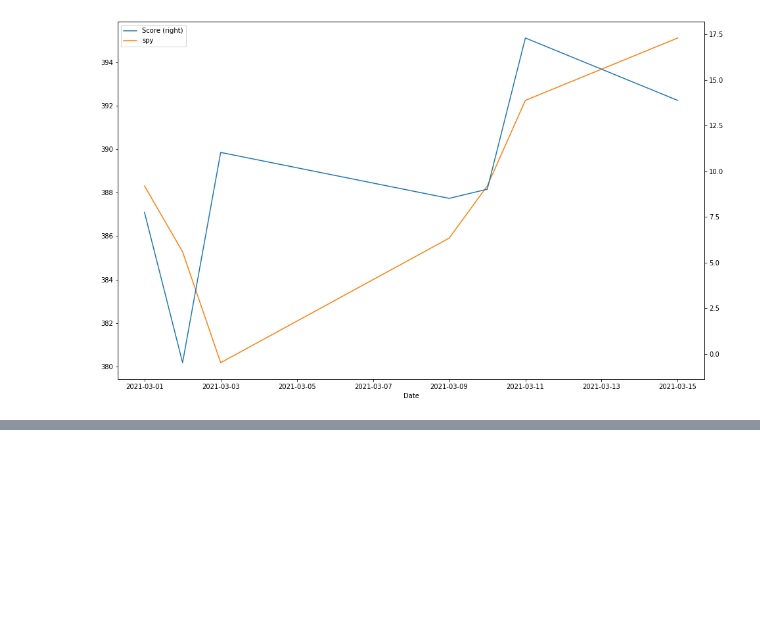
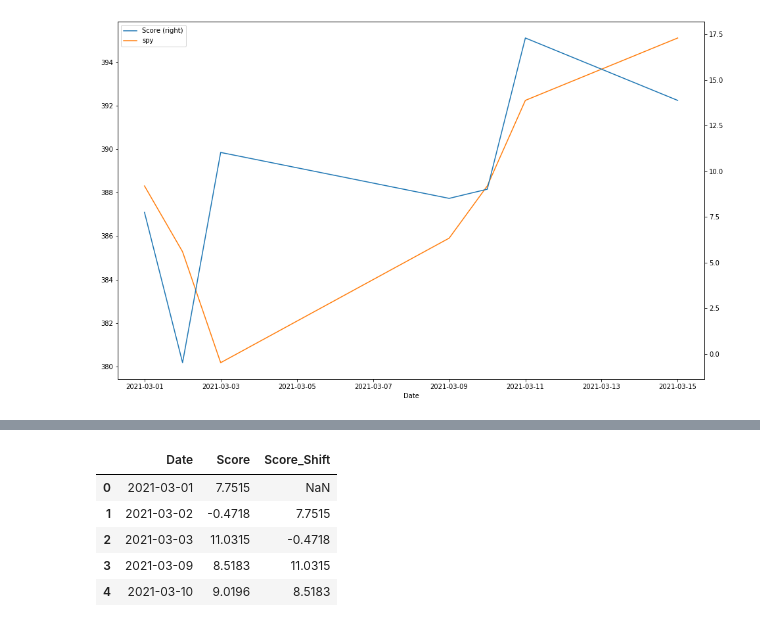
Before and after one commit to MadisonL19/reddit_ticker_analysis, a Jupyter notebook: spy_sentiment.ipynb, the cells around one changed output, grey strips where cells are left out. Saved outputs shown, nothing was run; the diff lists cells and outputs as text; code cells hidden in the pictures; blank space fills up the shorter version.

```diff
--- a/spy_sentiment.ipynb
+++ b/spy_sentiment.ipynb
@@ -210,6 +179,0 @@ fft_list = np.asarray(fft_df['fft'].tolist())
-# %%
-for num_ in [5, 10, 15, 20]:
-    fft_list_m10= np.copy(fft_list); fft_list_m10[num_:-num_]=0
-    daily_comments_df['fourier '+str(num_)]=np.fft.ifft(fft_list_m10)
-
-daily_comments_df.head()
@@ -230,0 +216,9 @@ daily_comments_df[['Score', 'fourier 5', 'fourier 10', 'fourier 15', 'fourier 20
+# %%
+shifted_scores.head()
+# %% [output]
+|  | Date | Score | Score_Shift |
+| 0 | 2021-03-01 | 7.7515 | NaN |
+| 1 | 2021-03-02 | -0.4718 | 7.7515 |
+| 2 | 2021-03-03 | 11.0315 | -0.4718 |
+| 3 | 2021-03-09 | 8.5183 | 11.0315 |
+| 4 | 2021-03-10 | 9.0196 | 8.5183 |
```
Also changed, not shown: parts of 19 cells of this notebook, 2 other files.
